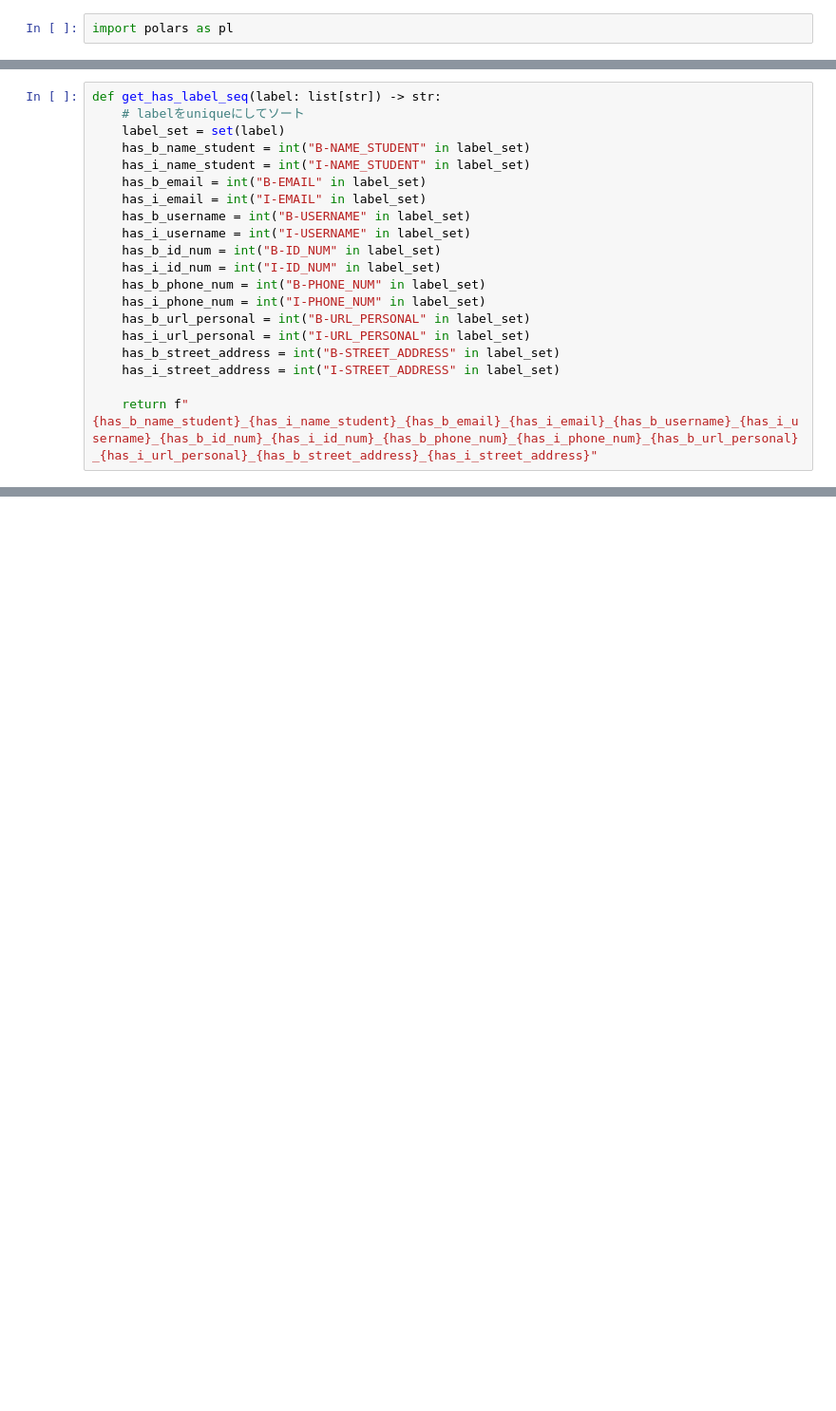
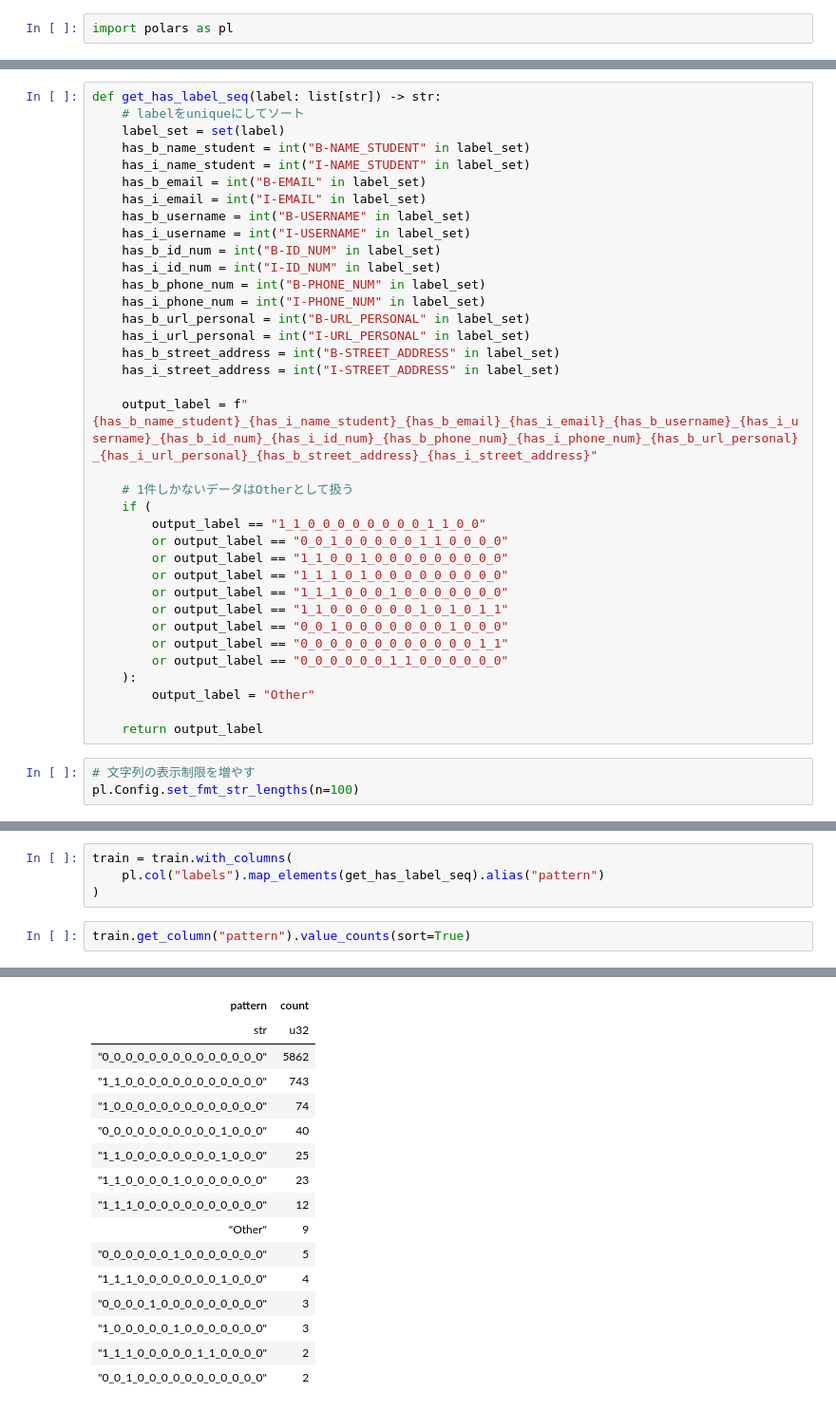
Before and after one commit to sinchir0/pll_data_detection, a Jupyter notebook: eda/240228_make_fold.ipynb, the cells around one changed output, grey strips where cells are left out. Shown at 95% size. Drawn from its saved outputs; the diff is of its cells as text; blank space fills up the shorter version.

```diff
--- a/eda/240228_make_fold.ipynb
+++ b/eda/240228_make_fold.ipynb
@@ -31,4 +31,23 @@ def get_has_label_seq(label: list[str]) -> str:
     has_b_street_address = int("B-STREET_ADDRESS" in label_set)
     has_i_street_address = int("I-STREET_ADDRESS" in label_set)
 
-    return f"{has_b_name_student}_{has_i_name_student}_{has_b_email}_{has_i_email}_{has_b_username}_{has_i_username}_{has_b_id_num}_{has_i_id_num}_{has_b_phone_num}_{has_i_phone_num}_{has_b_url_personal}_{has_i_url_personal}_{has_b_street_address}_{has_i_street_address}"
+    output_label = f"{has_b_name_student}_{has_i_name_student}_{has_b_email}_{has_i_email}_{has_b_username}_{has_i_username}_{has_b_id_num}_{has_i_id_num}_{has_b_phone_num}_{has_i_phone_num}_{has_b_url_personal}_{has_i_url_personal}_{has_b_street_address}_{has_i_street_address}"
+
+    # 1件しかないデータはOtherとして扱う
+    if (
+        output_label == "1_1_0_0_0_0_0_0_0_0_1_1_0_0"
+        or output_label == "0_0_1_0_0_0_0_0_1_1_0_0_0_0"
+        or output_label == "1_1_0_0_1_0_0_0_0_0_0_0_0_0"
+        or output_label == "1_1_1_0_1_0_0_0_0_0_0_0_0_0"
+        or output_label == "1_1_1_0_0_0_1_0_0_0_0_0_0_0"
+        or output_label == "1_1_0_0_0_0_0_0_1_0_1_0_1_1"
+        or output_label == "0_0_1_0_0_0_0_0_0_0_1_0_0_0"
+        or output_label == "0_0_0_0_0_0_0_0_0_0_0_0_1_1"
+        or output_label == "0_0_0_0_0_0_1_1_0_0_0_0_0_0"
+    ):
+        output_label = "Other"
+
+    return output_label
+# %%
+# 文字列の表示制限を増やす
+pl.Config.set_fmt_str_lengths(n=100)
@@ -34,0 +56,7 @@ def get_has_label_seq(label: list[str]) -> str:
+# %%
+train = train.with_columns(
+    pl.col("labels").map_elements(get_has_label_seq).alias("pattern")
+)
+# %%
+train.get_column("pattern").value_counts(sort=True)
+# %% [output]
@@ -34,0 +64,16 @@ def get_has_label_seq(label: list[str]) -> str:
+| pattern | count |
+| str | u32 |
+| "0_0_0_0_0_0_0_0_0_0_0_0_0_0" | 5862 |
+| "1_1_0_0_0_0_0_0_0_0_0_0_0_0" | 743 |
+| "1_0_0_0_0_0_0_0_0_0_0_0_0_0" | 74 |
+| "0_0_0_0_0_0_0_0_0_0_1_0_0_0" | 40 |
+| "1_1_0_0_0_0_0_0_0_0_1_0_0_0" | 25 |
+| "1_1_0_0_0_0_1_0_0_0_0_0_0_0" | 23 |
+| "1_1_1_0_0_0_0_0_0_0_0_0_0_0" | 12 |
+| "Other" | 9 |
+| "0_0_0_0_0_0_1_0_0_0_0_0_0_0" | 5 |
+| "1_1_1_0_0_0_0_0_0_0_1_0_0_0" | 4 |
+| "0_0_0_0_1_0_0_0_0_0_0_0_0_0" | 3 |
+| "1_0_0_0_0_0_1_0_0_0_0_0_0_0" | 3 |
+| "1_1_1_0_0_0_0_0_1_1_0_0_0_0" | 2 |
+| "0_0_1_0_0_0_0_0_0_0_0_0_0_0" | 2 |
```
Also changed, not shown: parts of 5 cells of this notebook, 10 other files.
